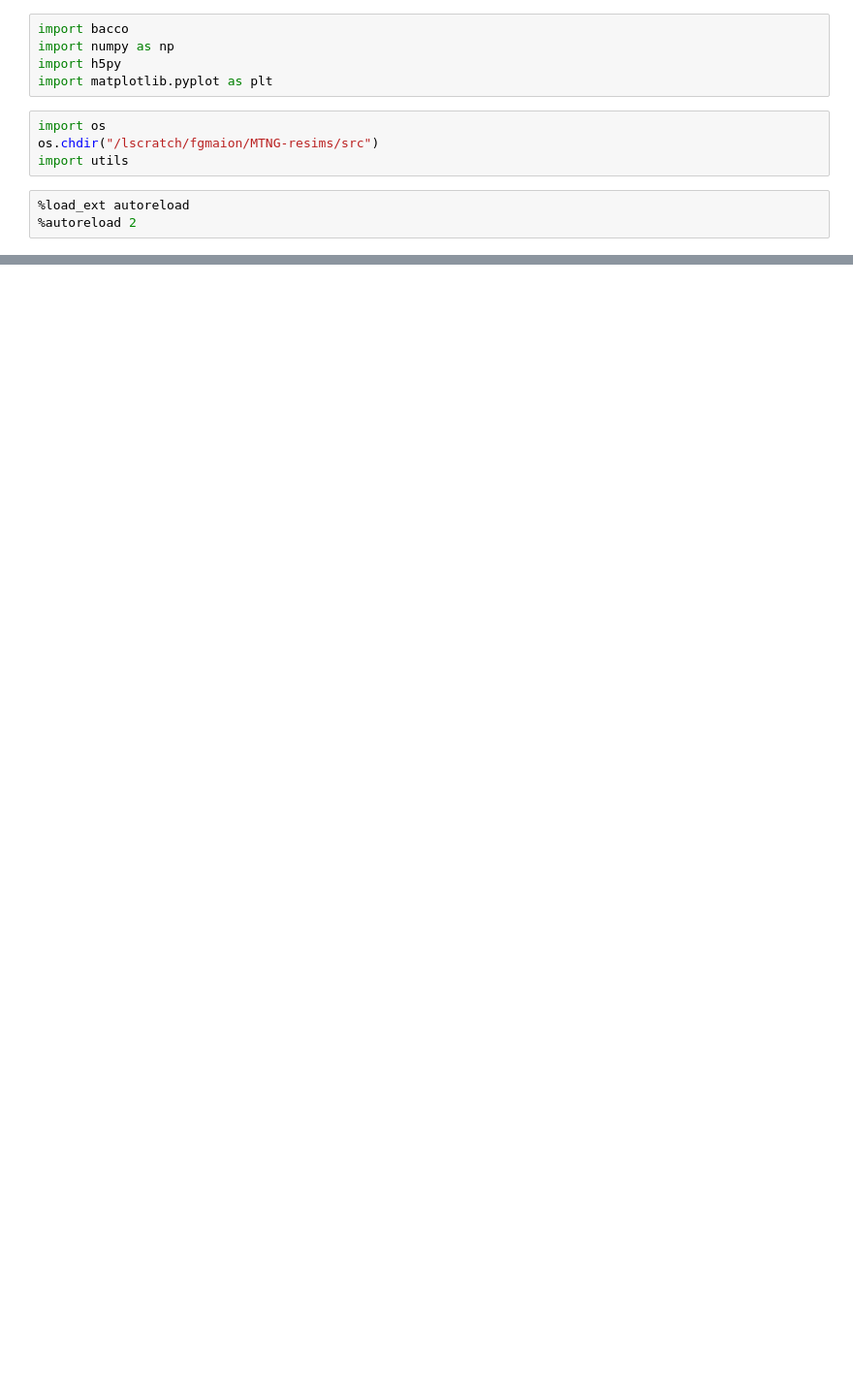
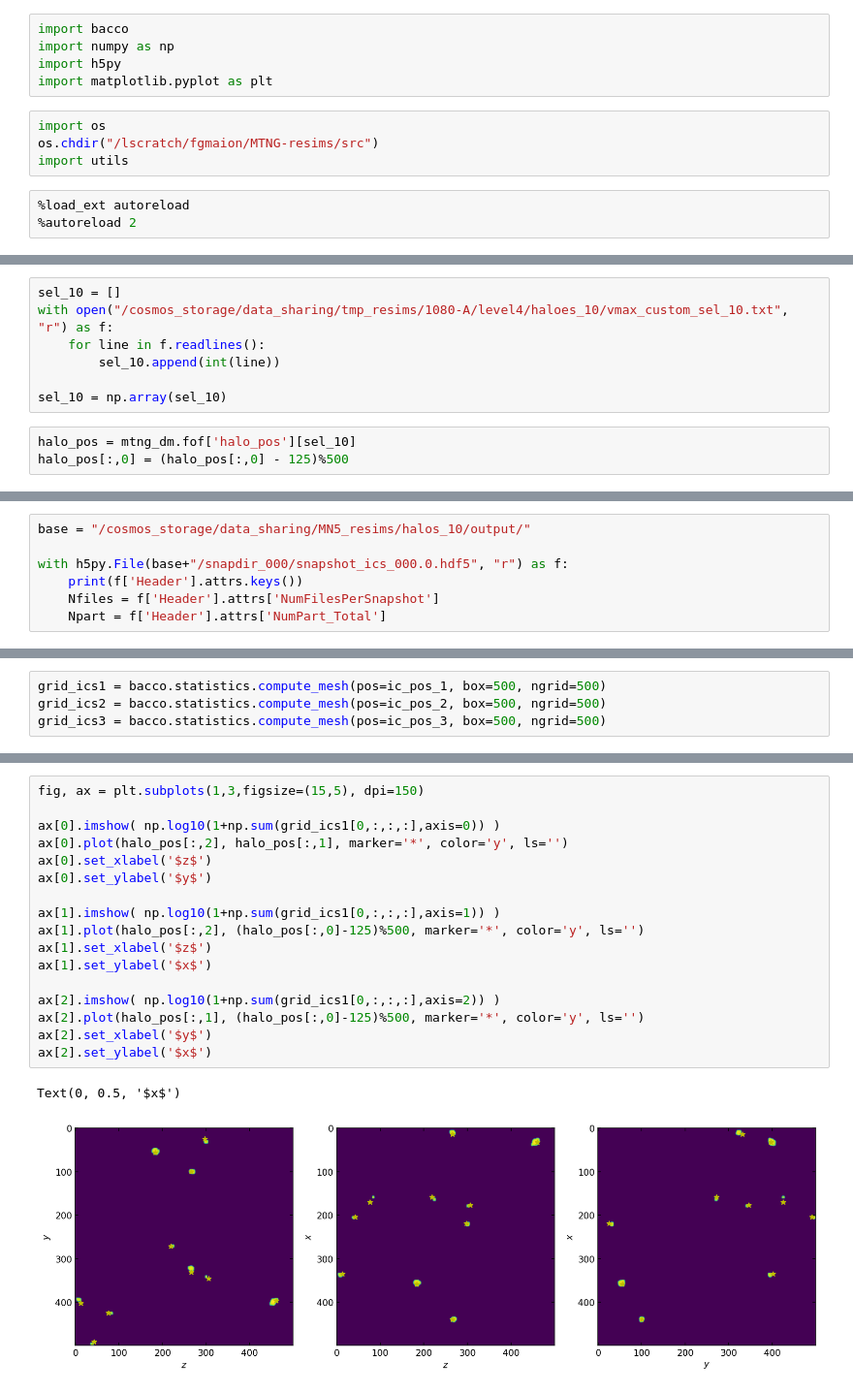
Before and after one commit to fgmaion/MTNG-resims, a Jupyter notebook: Notebooks/galaxy_comparison_July_2.ipynb, the cells around one changed output, grey strips where cells are left out. Shown at 97% size. Saved outputs shown, nothing was run; the diff lists cells and outputs as text; blank space fills up the shorter version.

```diff
--- a/Notebooks/galaxy_comparison_July_2.ipynb
+++ b/Notebooks/galaxy_comparison_July_2.ipynb
@@ -127,0 +57,10 @@ with h5py.File('/cosmos_storage/data_sharing/tmp_resims/1080-A/level4/haloes_10/
+# %%
+sel_10 = []
+with open("/cosmos_storage/data_sharing/tmp_resims/1080-A/level4/haloes_10/vmax_custom_sel_10.txt", "r") as f:
+    for line in f.readlines():
+        sel_10.append(int(line))
+
+sel_10 = np.array(sel_10)
+# %%
+halo_pos = mtng_dm.fof['halo_pos'][sel_10]
+halo_pos[:,0] = (halo_pos[:,0] - 125)%500
@@ -127,0 +75,7 @@ with h5py.File('/cosmos_storage/data_sharing/tmp_resims/1080-A/level4/haloes_10/
+# %%
+base = "/cosmos_storage/data_sharing/MN5_resims/halos_10/output/"
+
+with h5py.File(base+"/snapdir_000/snapshot_ics_000.0.hdf5", "r") as f:
+    print(f['Header'].attrs.keys())
+    Nfiles = f['Header'].attrs['NumFilesPerSnapshot']
+    Npart = f['Header'].attrs['NumPart_Total']
@@ -127,0 +128,4 @@ with h5py.File('/cosmos_storage/data_sharing/tmp_resims/1080-A/level4/haloes_10/
+# %%
+grid_ics1 = bacco.statistics.compute_mesh(pos=ic_pos_1, box=500, ngrid=500)
+grid_ics2 = bacco.statistics.compute_mesh(pos=ic_pos_2, box=500, ngrid=500)
+grid_ics3 = bacco.statistics.compute_mesh(pos=ic_pos_3, box=500, ngrid=500)
@@ -127,0 +233,20 @@ with h5py.File('/cosmos_storage/data_sharing/tmp_resims/1080-A/level4/haloes_10/
+# %%
+fig, ax = plt.subplots(1,3,figsize=(15,5), dpi=150)
+
+ax[0].imshow( np.log10(1+np.sum(grid_ics1[0,:,:,:],axis=0)) )
+ax[0].plot(halo_pos[:,2], halo_pos[:,1], marker='*', color='y', ls='')
+ax[0].set_xlabel('$z$')
+ax[0].set_ylabel('$y$')
+
+ax[1].imshow( np.log10(1+np.sum(grid_ics1[0,:,:,:],axis=1)) )
+ax[1].plot(halo_pos[:,2], (halo_pos[:,0]-125)%500, marker='*', color='y', ls='')
+ax[1].set_xlabel('$z$')
+ax[1].set_ylabel('$x$')
+
+ax[2].imshow( np.log10(1+np.sum(grid_ics1[0,:,:,:],axis=2)) )
+ax[2].plot(halo_pos[:,1], (halo_pos[:,0]-125)%500, marker='*', color='y', ls='')
+ax[2].set_xlabel('$y$')
+ax[2].set_ylabel('$x$')
+# %% [output]
+Text(0, 0.5, '$x$')
+[figure, added]
```
Also changed, not shown: parts of 41 cells of this notebook, 1 other file.
